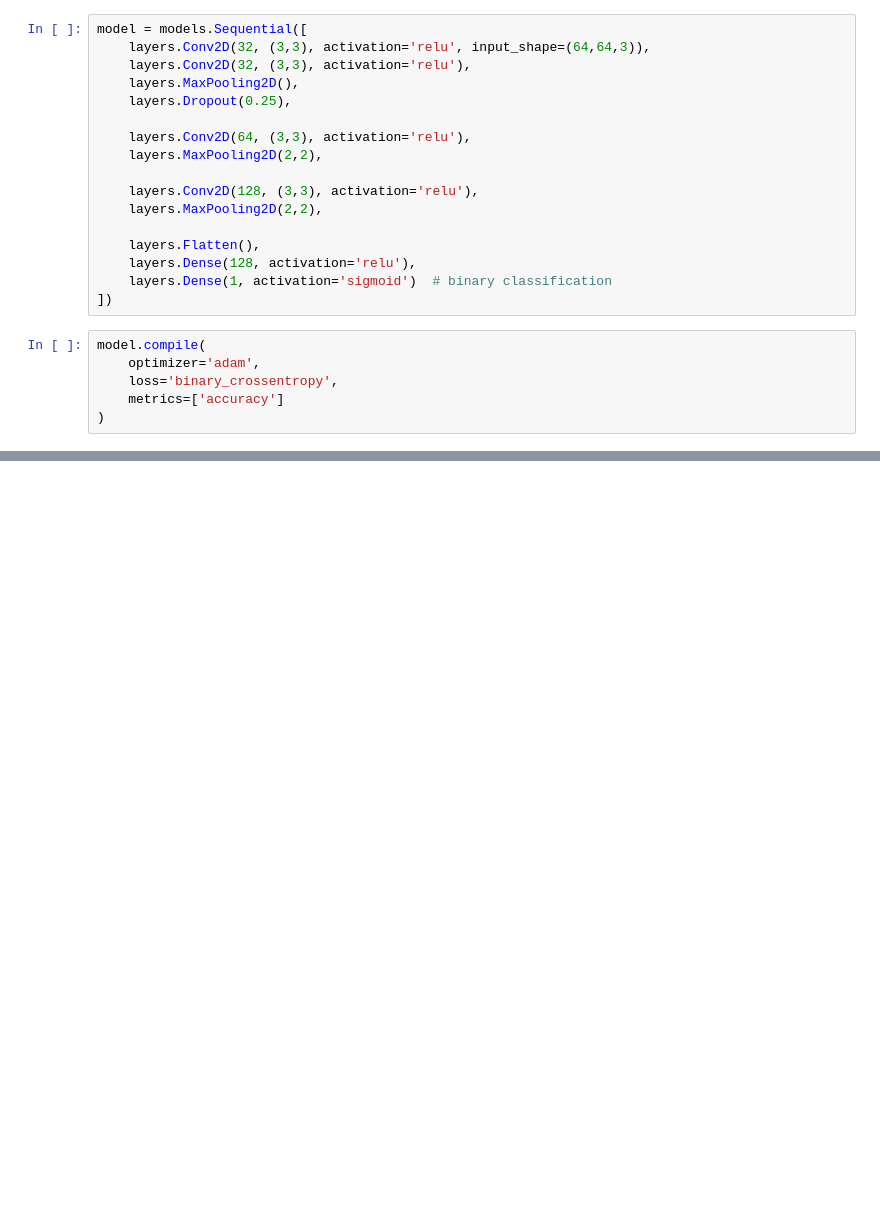
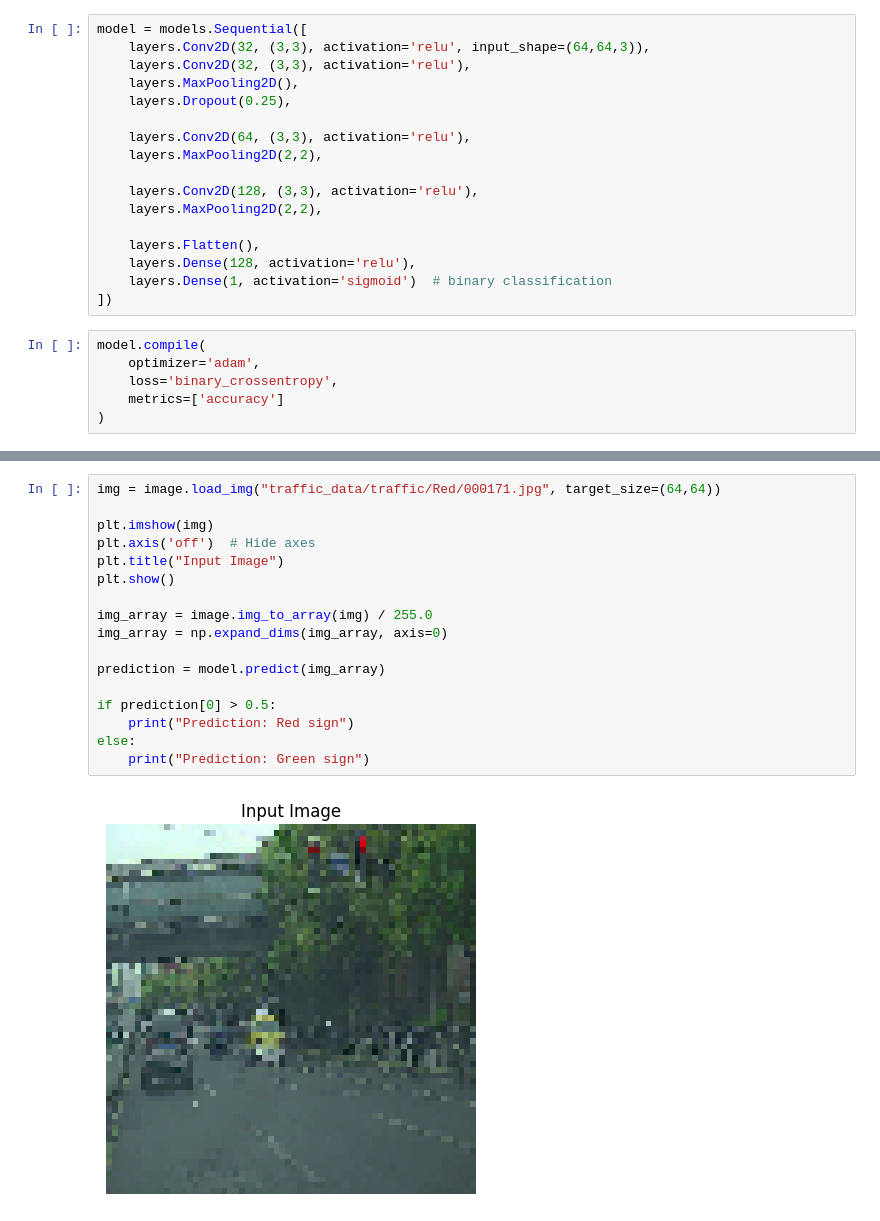
Before and after one commit to ivan-block/Traffic-signs-classification, a Jupyter notebook: traffic.ipynb, the cells around one changed output, grey strips where cells are left out. Saved outputs shown, nothing was run; the diff lists cells and outputs as text; blank space fills up the shorter version.

```diff
--- a/traffic.ipynb
+++ b/traffic.ipynb
@@ -144 +149,20 @@ else:
 Green sign
+# %%
+img = image.load_img("traffic_data/traffic/Red/000171.jpg", target_size=(64,64))
+
+plt.imshow(img)
+plt.axis('off')  # Hide axes
+plt.title("Input Image")
+plt.show()
+
+img_array = image.img_to_array(img) / 255.0
+img_array = np.expand_dims(img_array, axis=0)
+
+prediction = model.predict(img_array)
+
+if prediction[0] > 0.5:
+    print("Prediction: Red sign")
+else:
+    print("Prediction: Green sign")
+# %% [output]
+[figure, added]
```
Also changed, not shown: parts of 8 cells of this notebook.
